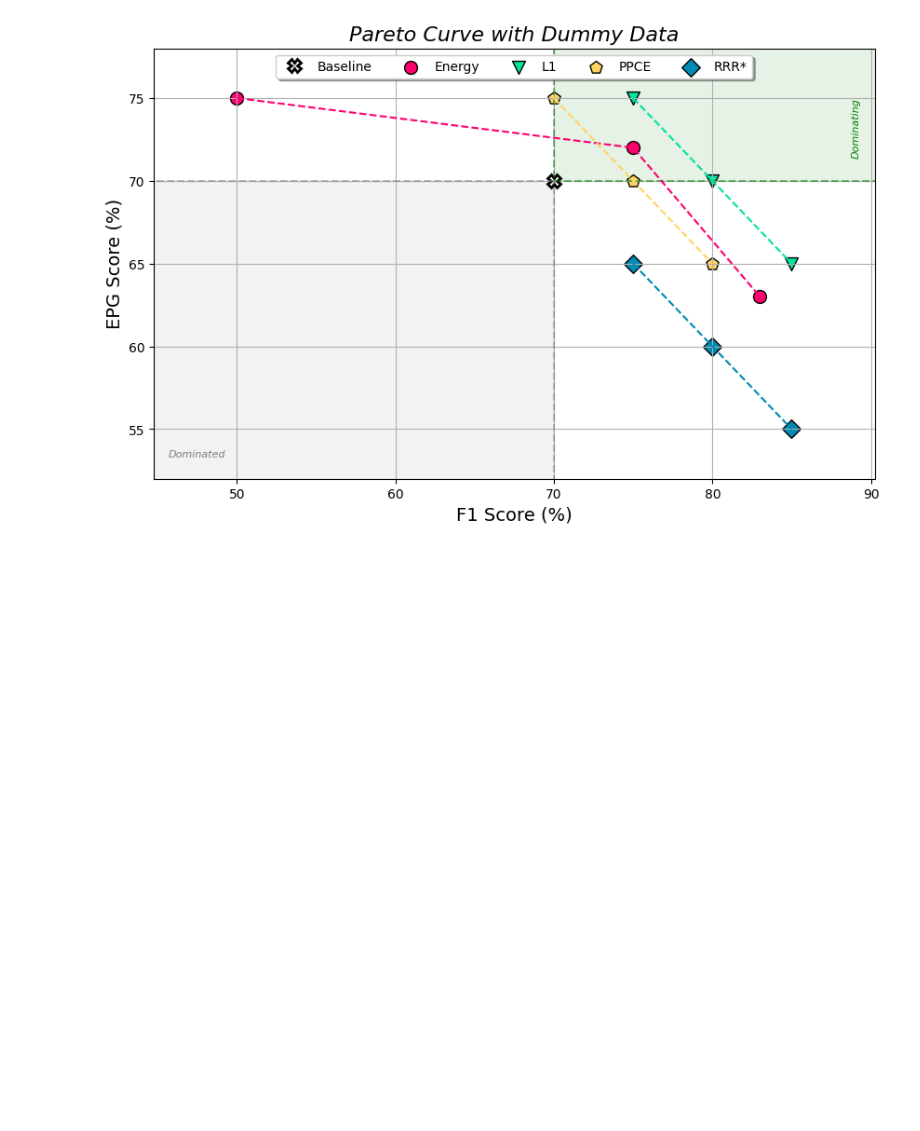
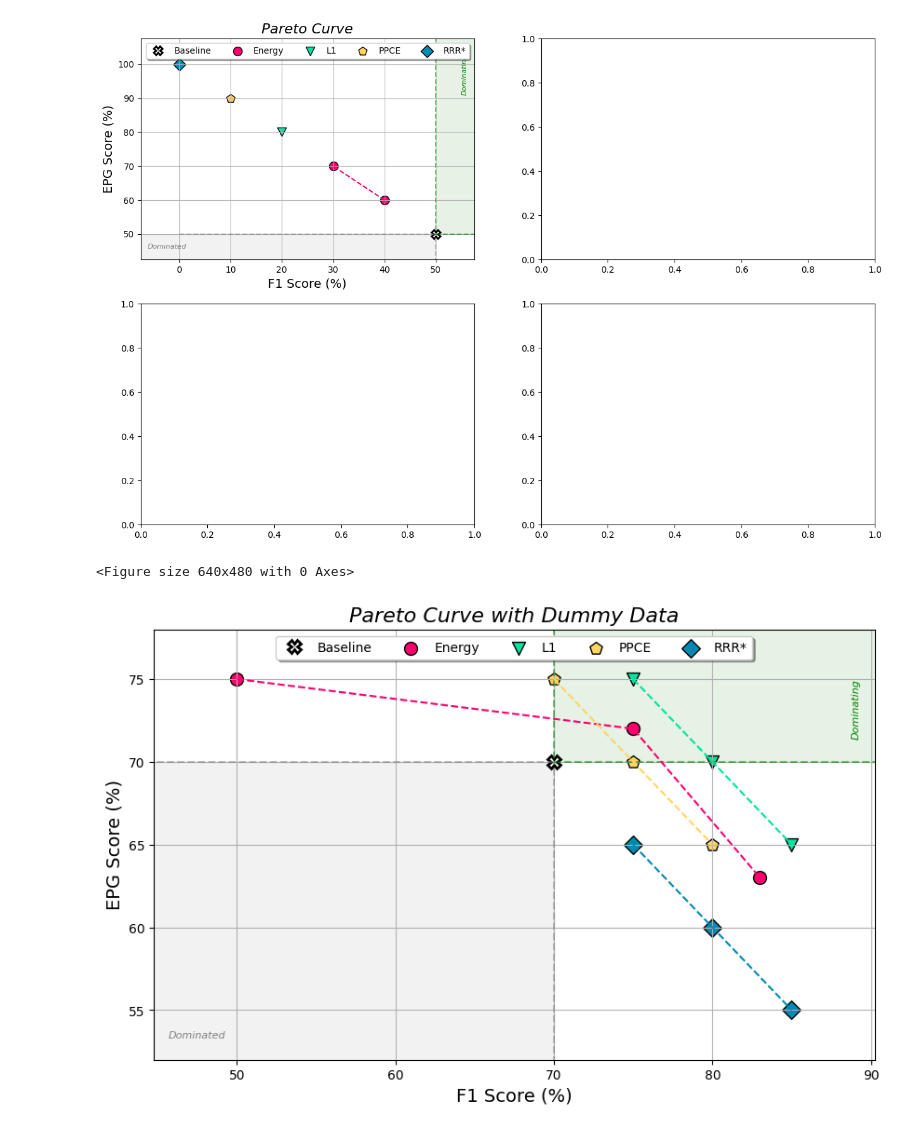
Before and after one commit to rensdebee/FACTifAI_2024_3, a Jupyter notebook: visualisations.ipynb, the cells around one changed output. Cells and saved outputs as stored; diff of their text form; code cells hidden in the pictures; blank space fills up the shorter version.

```diff
--- a/visualisations.ipynb
+++ b/visualisations.ipynb
@@ -97,6 +95,21 @@ def create_subplots(data_sets, figsize=(15, 10), n_columns=2, n_rows=2):
 
     plt.tight_layout()
     plt.show()
+# %%
+# Example usage Create data set with dummy data
+data_sets = [
+    # Add your four sets of data here
+    # Each entry should be a dictionary with keys 'baseline_data', 'energy_data', 'l1_data', 'ppce_data', 'rrr_data'
+    {'baseline_data': (50, 50), 'energy_data': [(40, 60), (30, 70)], 'l1_data': [(20, 80)], 'ppce_data': [(10, 90)], 'rrr_data': [(0, 100)]},
+    {'baseline_data': (50, 50), 'energy_data': [(40, 60), (30, 70)], 'l1_data': [(20, 80)], 'ppce_data': [(10, 90)], 'rrr_data': [(0, 100)]},
+    {'baseline_data': (50, 50), 'energy_data': [(40, 60), (30, 70)], 'l1_data': [(20, 80)], 'ppce_data': [(10, 90)], 'rrr_data': [(0, 100)]},
+    {'baseline_data': (50, 50), 'energy_data': [(40, 60), (30, 70)], 'l1_data': [(20, 80)], 'ppce_data': [(10, 90)], 'rrr_data': [(0, 100)]}
+]
+
+create_subplots(data_sets)
+# %% [output]
+[figure, added]
+<Figure size 640x480 with 0 Axes>
 # %%
 # Example usage
 plot_pareto_curve(
```
Also changed, not shown: parts of 13 cells of this notebook, 2 other files.
